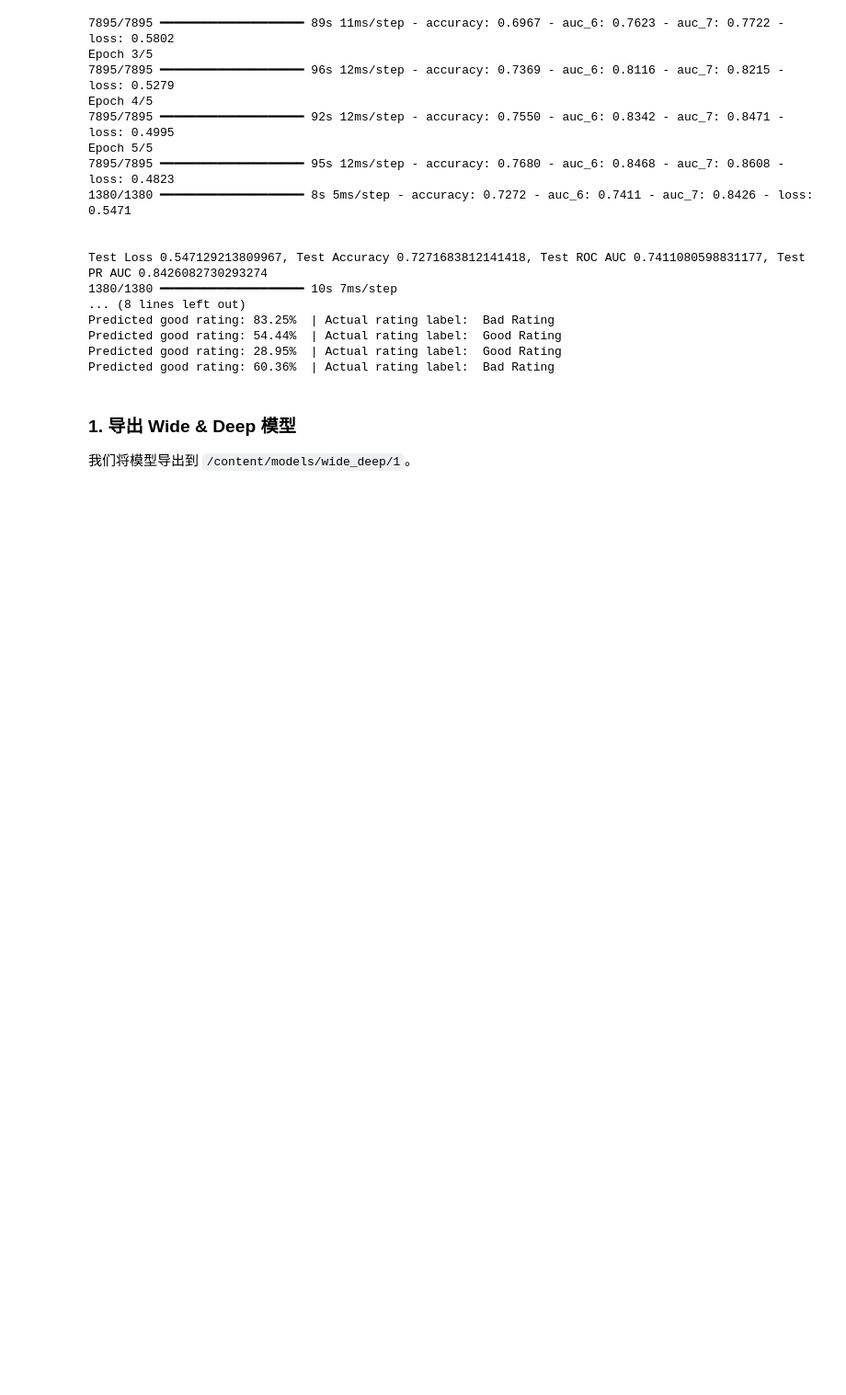
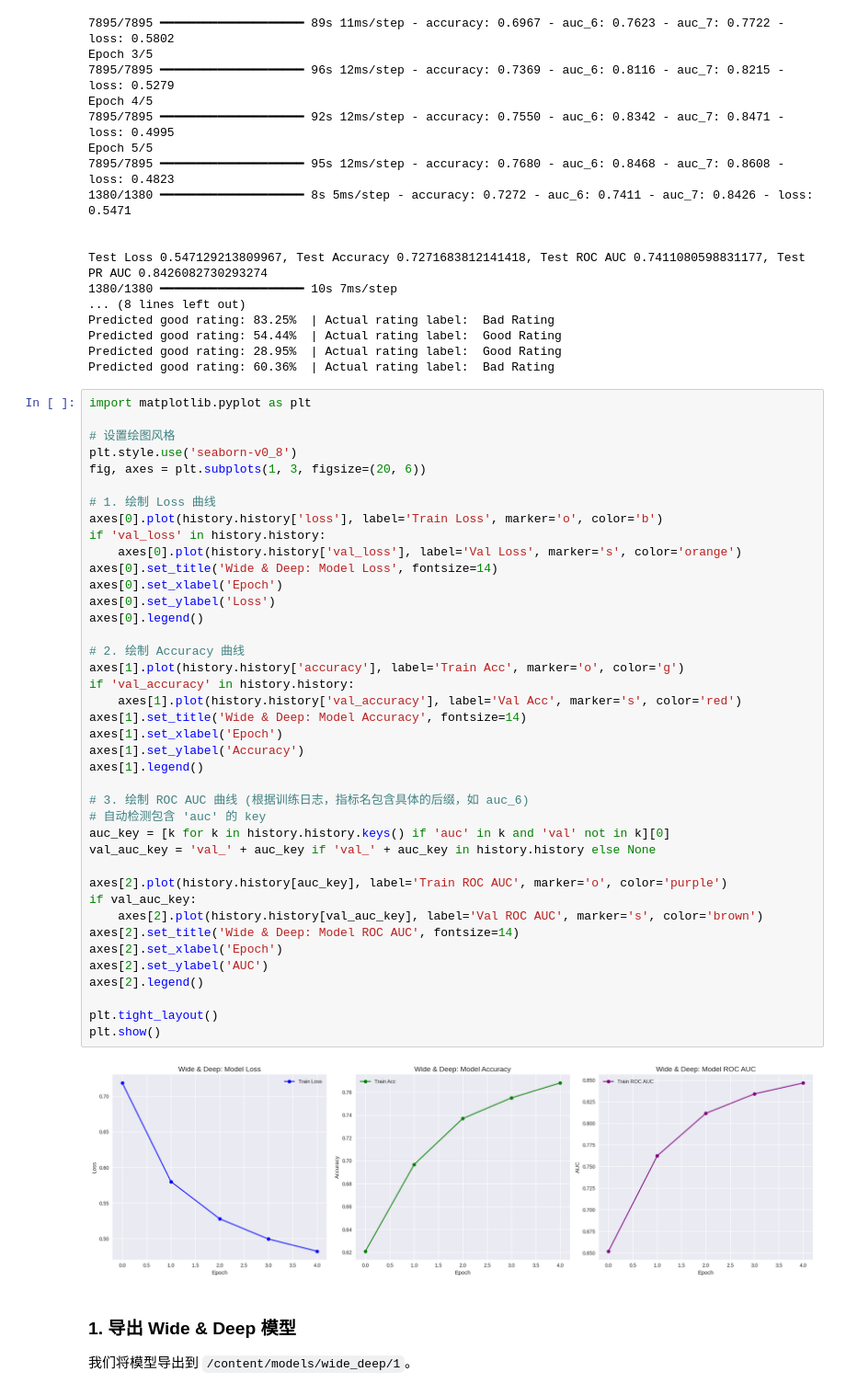
Before and after one commit to YUFEIFUT/SparrowRecSys, a Jupyter notebook: TFRecModel/src/com/sparrowrecsys/offline/ipynb/colab作为tf_serving的测试服务器.ipynb, the cells around one changed output. Shown at 92% size. Drawn from its saved outputs; the diff is of its cells as text; blank space fills up the shorter version.

Commit message:
生成了 Wide & Deep 模型的训练曲线

```diff
--- a/TFRecModel/src/com/sparrowrecsys/offline/ipynb/colab作为tf_serving的测试服务器.ipynb
+++ b/TFRecModel/src/com/sparrowrecsys/offline/ipynb/colab作为tf_serving的测试服务器.ipynb
@@ -1236,6 +1236,48 @@ Predicted good rating: 83.25%  | Actual rating label:  Bad Rating
 Predicted good rating: 54.44%  | Actual rating label:  Good Rating
 Predicted good rating: 28.95%  | Actual rating label:  Good Rating
 Predicted good rating: 60.36%  | Actual rating label:  Bad Rating
+# %%
+import matplotlib.pyplot as plt
+
+# 设置绘图风格
+plt.style.use('seaborn-v0_8')
+fig, axes = plt.subplots(1, 3, figsize=(20, 6))
+
+# 1. 绘制 Loss 曲线
+axes[0].plot(history.history['loss'], label='Train Loss', marker='o', color='b')
+if 'val_loss' in history.history:
+    axes[0].plot(history.history['val_loss'], label='Val Loss', marker='s', color='orange')
+axes[0].set_title('Wide & Deep: Model Loss', fontsize=14)
+axes[0].set_xlabel('Epoch')
+axes[0].set_ylabel('Loss')
+axes[0].legend()
+
+# 2. 绘制 Accuracy 曲线
+axes[1].plot(history.history['accuracy'], label='Train Acc', marker='o', color='g')
+if 'val_accuracy' in history.history:
+    axes[1].plot(history.history['val_accuracy'], label='Val Acc', marker='s', color='red')
+axes[1].set_title('Wide & Deep: Model Accuracy', fontsize=14)
+axes[1].set_xlabel('Epoch')
+axes[1].set_ylabel('Accuracy')
+axes[1].legend()
+
+# 3. 绘制 ROC AUC 曲线 (根据训练日志，指标名包含具体的后缀，如 auc_6)
+# 自动检测包含 'auc' 的 key
+auc_key = [k for k in history.history.keys() if 'auc' in k and 'val' not in k][0]
+val_auc_key = 'val_' + auc_key if 'val_' + auc_key in history.history else None
+
+axes[2].plot(history.history[auc_key], label='Train ROC AUC', marker='o', color='purple')
+if val_auc_key:
+    axes[2].plot(history.history[val_auc_key], label='Val ROC AUC', marker='s', color='brown')
+axes[2].set_title('Wide & Deep: Model ROC AUC', fontsize=14)
+axes[2].set_xlabel('Epoch')
+axes[2].set_ylabel('AUC')
+axes[2].legend()
+
+plt.tight_layout()
+plt.show()
+# %% [output]
+[figure, added]
 # %% [markdown]
 ### 1. 导出 Wide & Deep 模型
 我们将模型导出到 `/content/models/wide_deep/1`。
```
